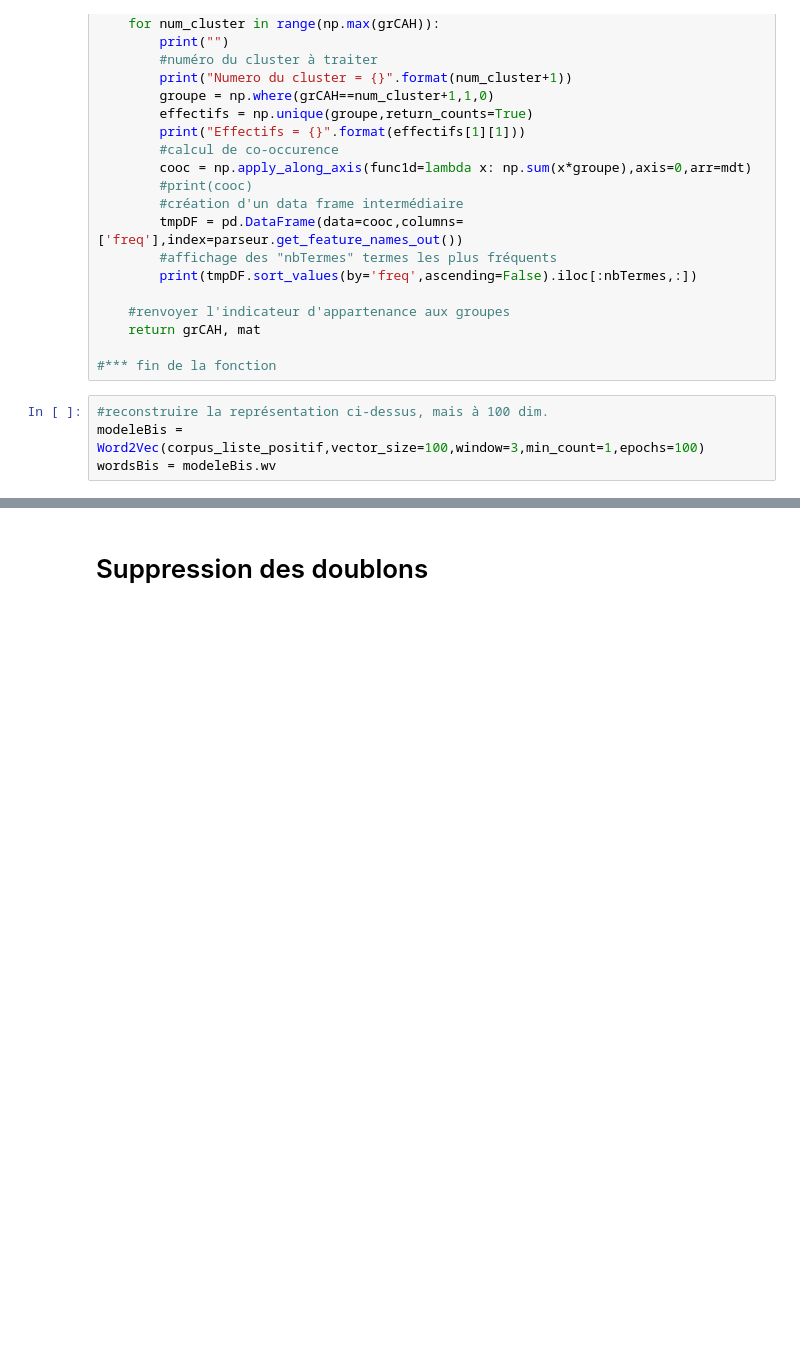
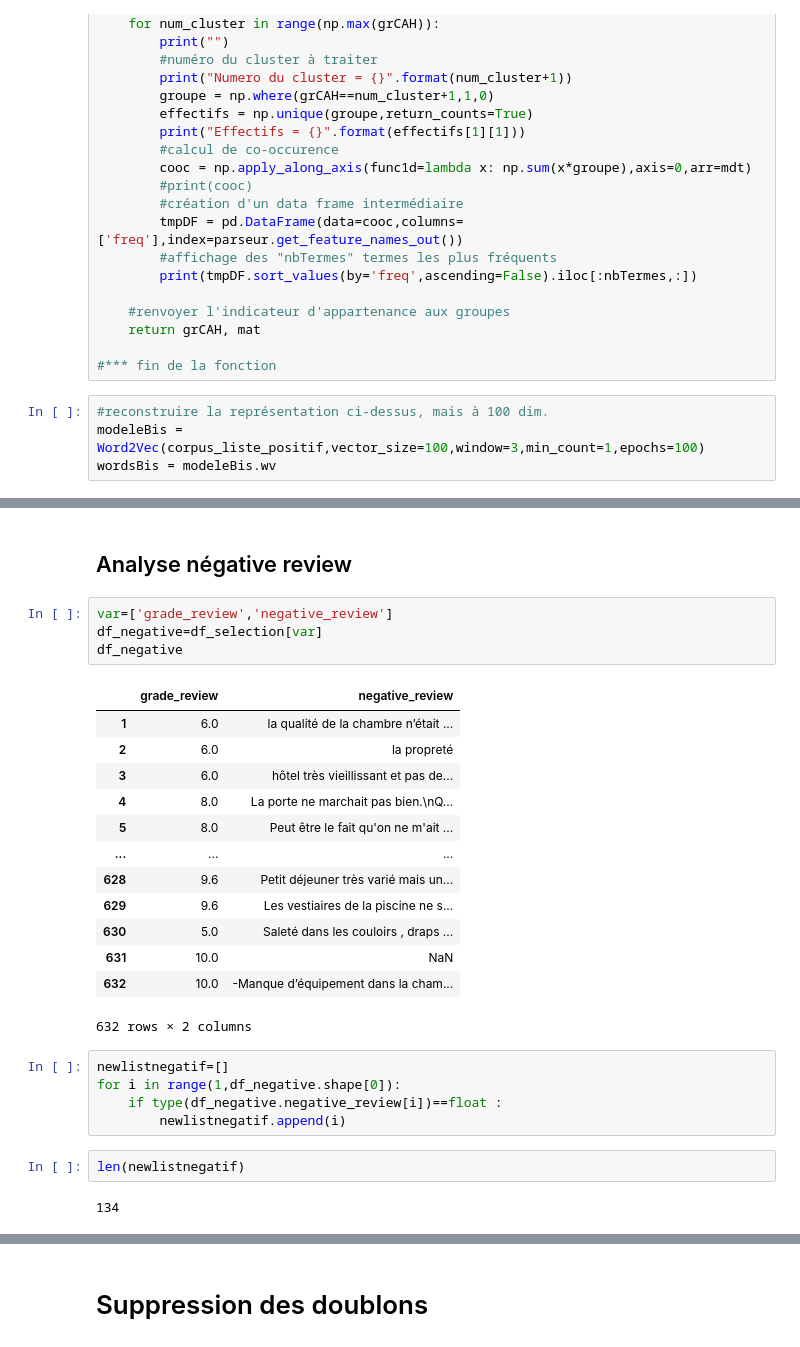
Before and after one commit to paulineattal/M2SISE_DisneyTextMining, a Jupyter notebook: analysis/newport_bay_club.ipynb, the cells around one changed output, grey strips where cells are left out. Saved outputs shown, nothing was run; the diff lists cells and outputs as text; blank space fills up the shorter version.

```diff
--- a/analysis/newport_bay_club.ipynb
+++ b/analysis/newport_bay_club.ipynb
@@ -688,0 +734,29 @@ g1,mat1 = my_cah_from_doc2vec(corpus_liste_positif,wordsBis,seuil=10)
+# %% [markdown]
+## Analyse négative review
+# %%
+var=['grade_review','negative_review']
+df_negative=df_selection[var]
+df_negative
+# %% [output]
+|  | grade_review | negative_review |
+| 1 | 6.0 | la qualité de la chambre n’était ... |
+| 2 | 6.0 | la propreté |
+| 3 | 6.0 | hôtel très vieillissant et pas de... |
+| 4 | 8.0 | La porte ne marchait pas bien.\nQ... |
+| 5 | 8.0 | Peut être le fait qu'on ne m'ait ... |
+| ... | ... | ... |
+| 628 | 9.6 | Petit déjeuner très varié mais un... |
+| 629 | 9.6 | Les vestiaires de la piscine ne s... |
+| 630 | 5.0 | Saleté dans les couloirs , draps ... |
+| 631 | 10.0 | NaN |
+| 632 | 10.0 | -Manque d’équipement dans la cham... |
+632 rows × 2 columns
+# %%
+newlistnegatif=[]
+for i in range(1,df_negative.shape[0]):
+    if type(df_negative.negative_review[i])==float :
+        newlistnegatif.append(i)
+# %%
+len(newlistnegatif)
+# %% [output]
+134
```
Also changed, not shown: parts of 45 cells of this notebook.
